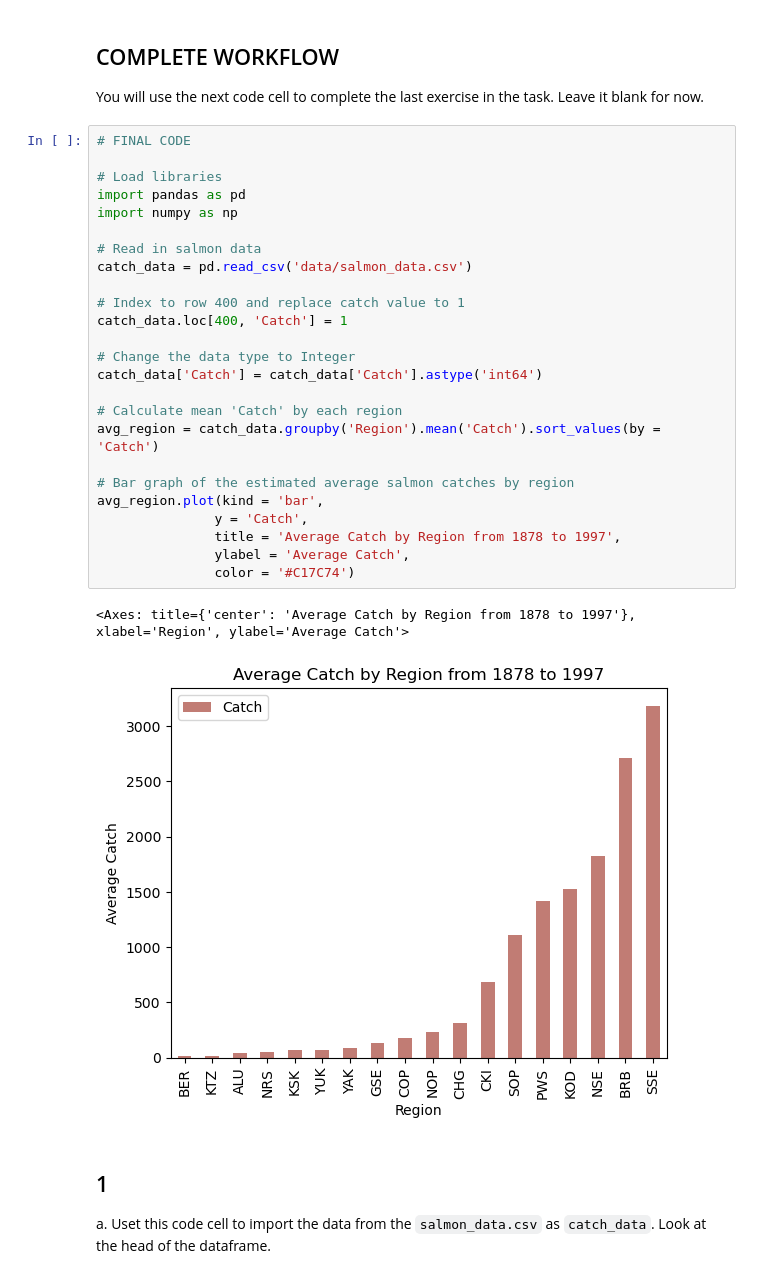
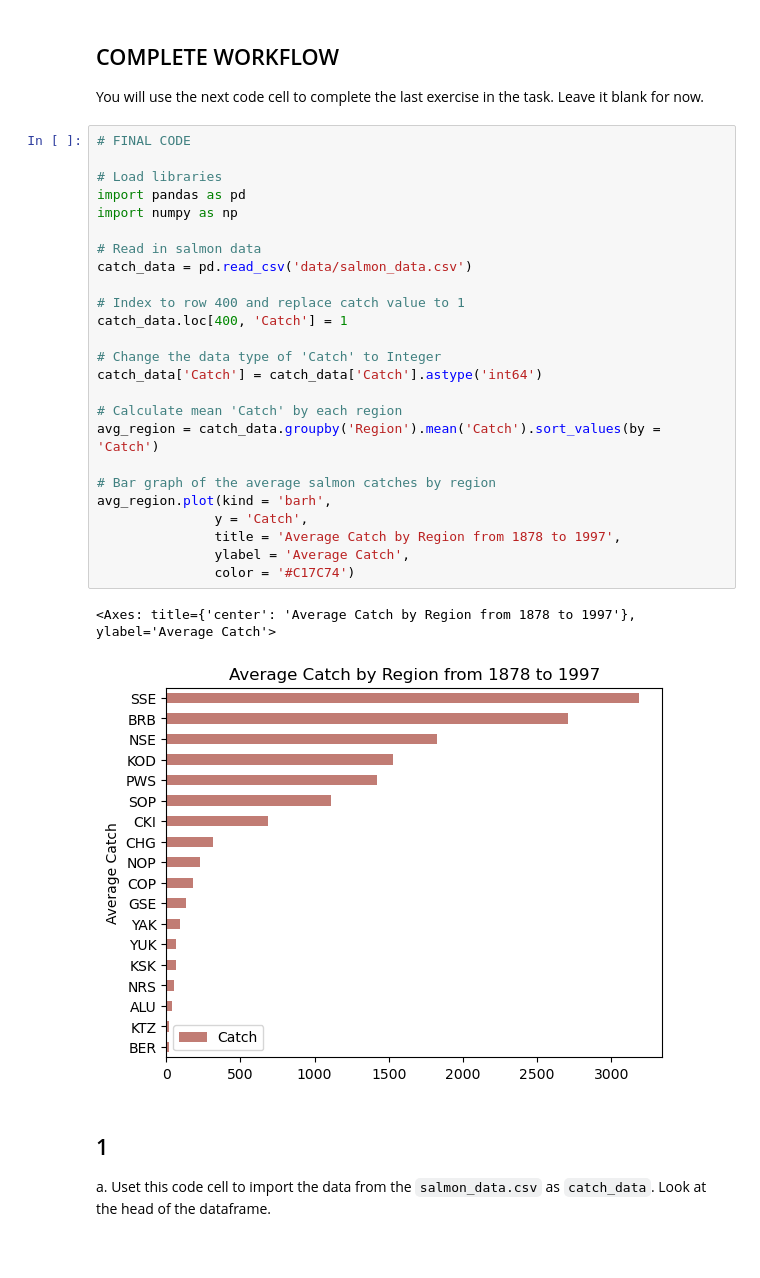
Before and after one commit to sofiiir/eds220-hwk2, a Jupyter notebook: task2/hwk2-task2-salmon.ipynb, the cells around one changed output. Cells and saved outputs as stored; diff of their text form; blank space fills up the shorter version.

```diff
--- a/task2/hwk2-task2-salmon.ipynb
+++ b/task2/hwk2-task2-salmon.ipynb
@@ -51,31 +51,31 @@ You will use the next code cell to complete the last exercise in the task. Leave
 # %%
 # FINAL CODE
 
 # Load libraries
 import pandas as pd
 import numpy as np
 
 # Read in salmon data
 catch_data = pd.read_csv('data/salmon_data.csv')
 
 # Index to row 400 and replace catch value to 1
 catch_data.loc[400, 'Catch'] = 1
 
-# Change the data type to Integer
+# Change the data type of 'Catch' to Integer
 catch_data['Catch'] = catch_data['Catch'].astype('int64')
 
 # Calculate mean 'Catch' by each region
 avg_region = catch_data.groupby('Region').mean('Catch').sort_values(by = 'Catch')
 
-# Bar graph of the estimated average salmon catches by region
-avg_region.plot(kind = 'bar',
+# Bar graph of the average salmon catches by region
+avg_region.plot(kind = 'barh',
                y = 'Catch',
                title = 'Average Catch by Region from 1878 to 1997',
                ylabel = 'Average Catch',
                color = '#C17C74')
 # %% [output]
-<Axes: title={'center': 'Average Catch by Region from 1878 to 1997'}, xlabel='Region', ylabel='Average Catch'>
+<Axes: title={'center': 'Average Catch by Region from 1878 to 1997'}, ylabel='Average Catch'>
-[figure, old version]
+[figure, new version]
 # %% [markdown]
 ## 1
 
```
Also changed, not shown: parts of 8 cells of this notebook.
